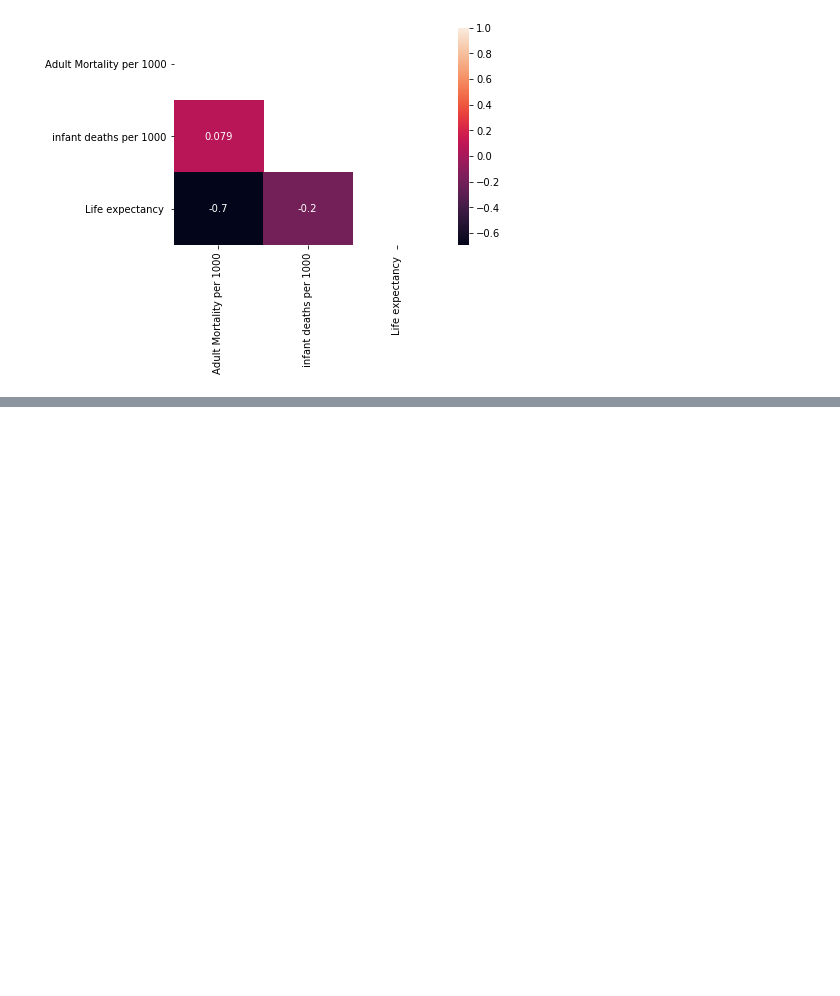
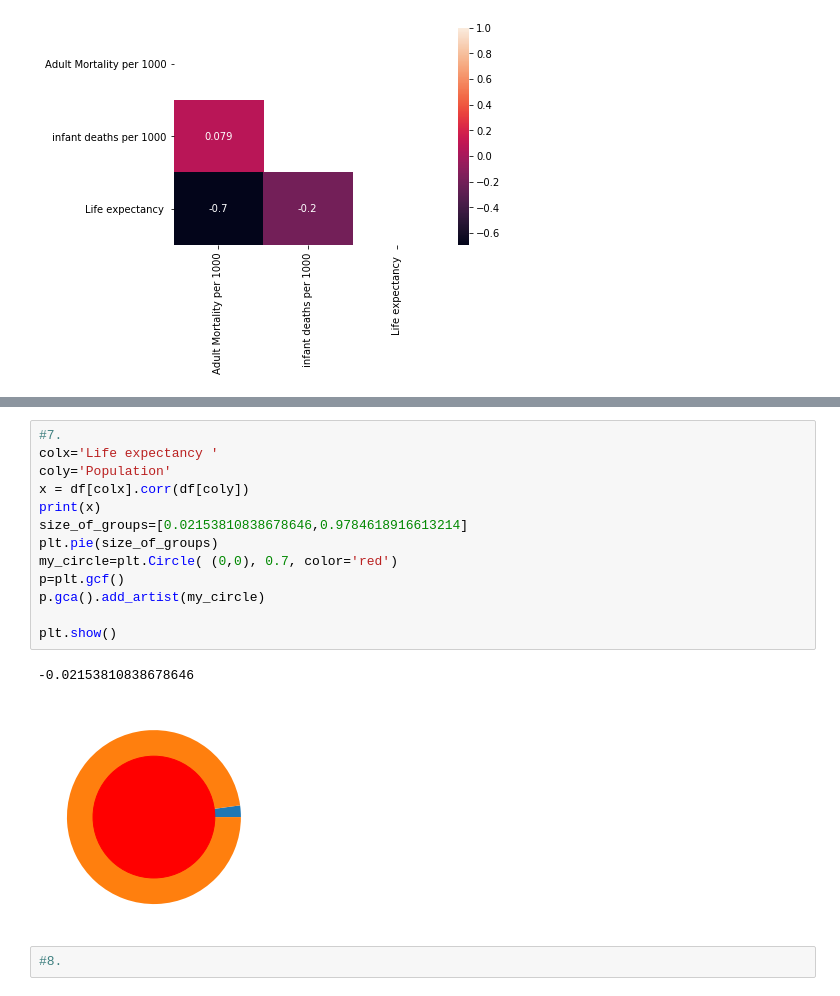
Before and after one commit to biancasacagiu/Exploring-Factors-of-Life-Expectancy, a Jupyter notebook: Proiect.ipynb, the cells around one changed output, grey strips where cells are left out. Drawn from its saved outputs; the diff is of its cells as text; blank space fills up the shorter version.

```diff
--- a/Proiect.ipynb
+++ b/Proiect.ipynb
@@ -126,0 +182,18 @@ print(x)
+# %%
+#7.
+colx='Life expectancy '
+coly='Population'
+x = df[colx].corr(df[coly])
+print(x)
+size_of_groups=[0.02153810838678646,0.9784618916613214]
+plt.pie(size_of_groups)
+my_circle=plt.Circle( (0,0), 0.7, color='red')
+p=plt.gcf()
+p.gca().add_artist(my_circle)
+
+plt.show()
+# %% [output]
+-0.02153810838678646
+[figure, added]
+# %%
+#8.
```
Also changed, not shown: parts of 4 cells of this notebook.
